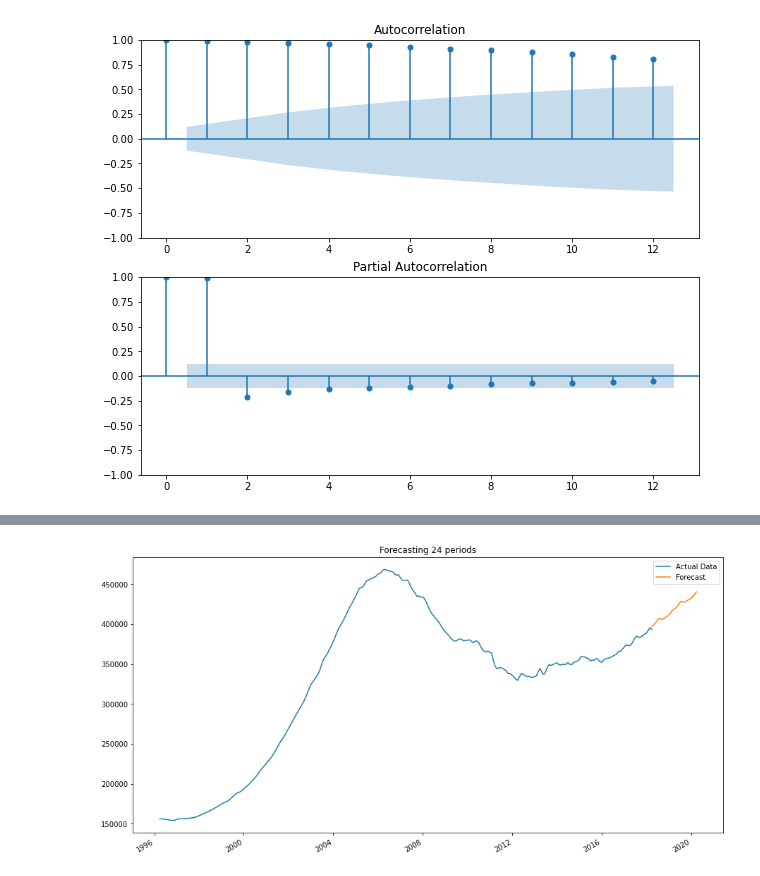
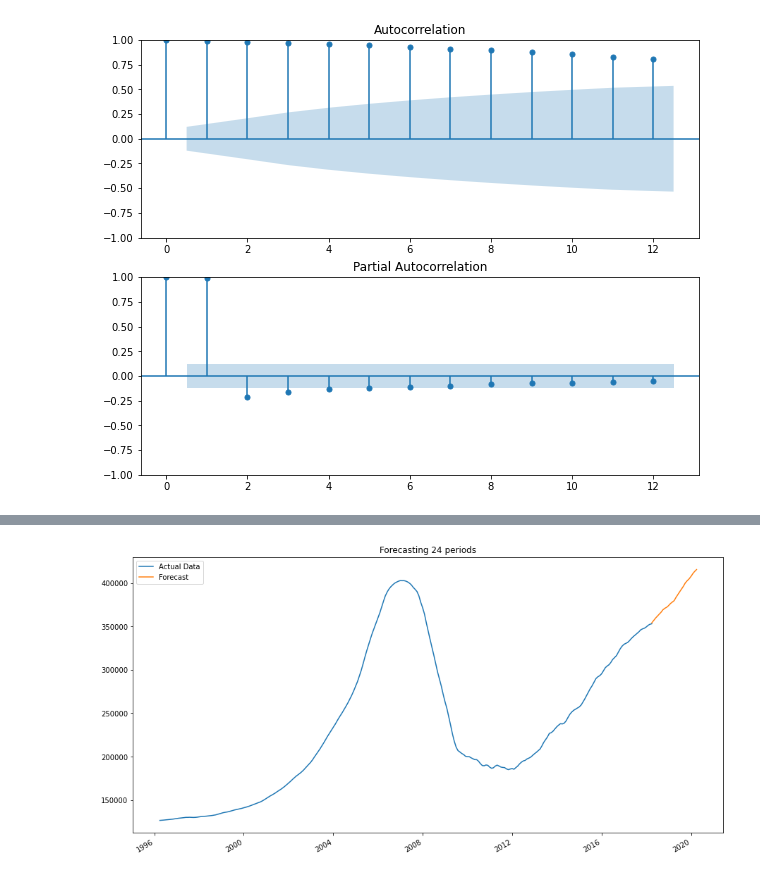
Before and after one commit to ovilar/phase_4-project, a Jupyter notebook: index.ipynb, the cells around one changed output, grey strips where cells are left out. Cells and saved outputs as stored; diff of their text form; code cells hidden in the pictures.

```diff
--- a/index.ipynb
+++ b/index.ipynb
@@ -448,7 +688,7 @@ func_plot(miami)
 # %%
-forecast_func(suffolk, (2, 1, 2), (1, 1, 2, 12))
+forecast_func(miami, (0, 2, 2), (1, 2, 2, 12))
 # %% [output]
-[figure, old version]
+[figure, new version]
 # %%
 # Delving deeper into Suffolk, NY
 df_within = df[(df['CountyName'] == 'Suffolk') & (df['State'] == 'NY')]
```
Also changed, not shown: parts of 38 cells of this notebook.
